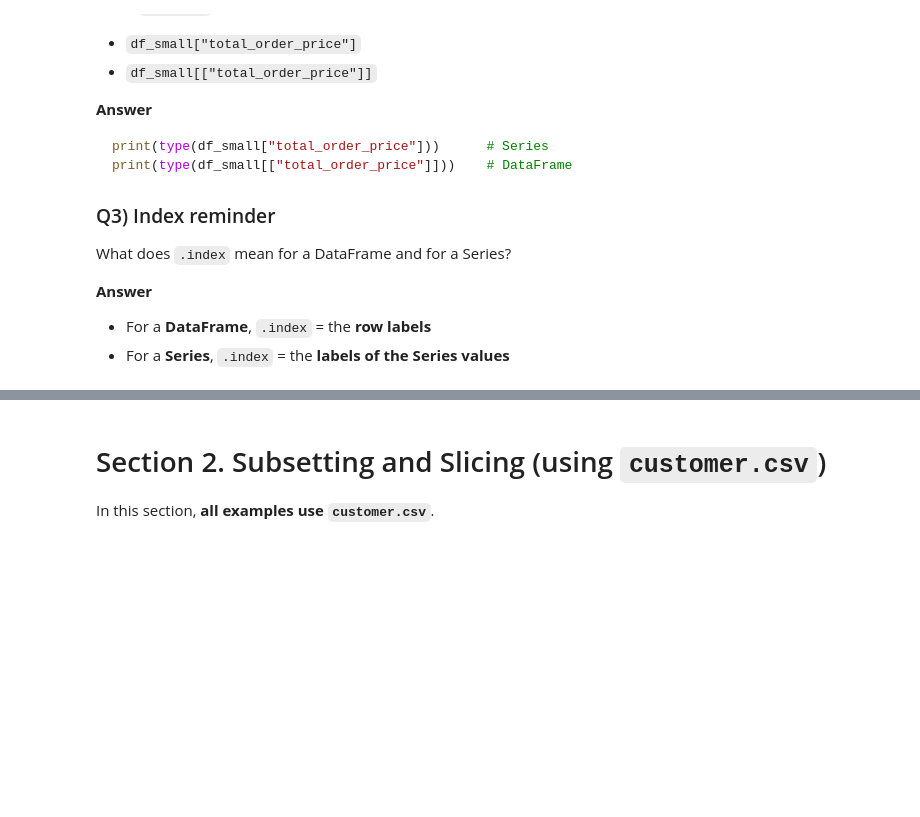
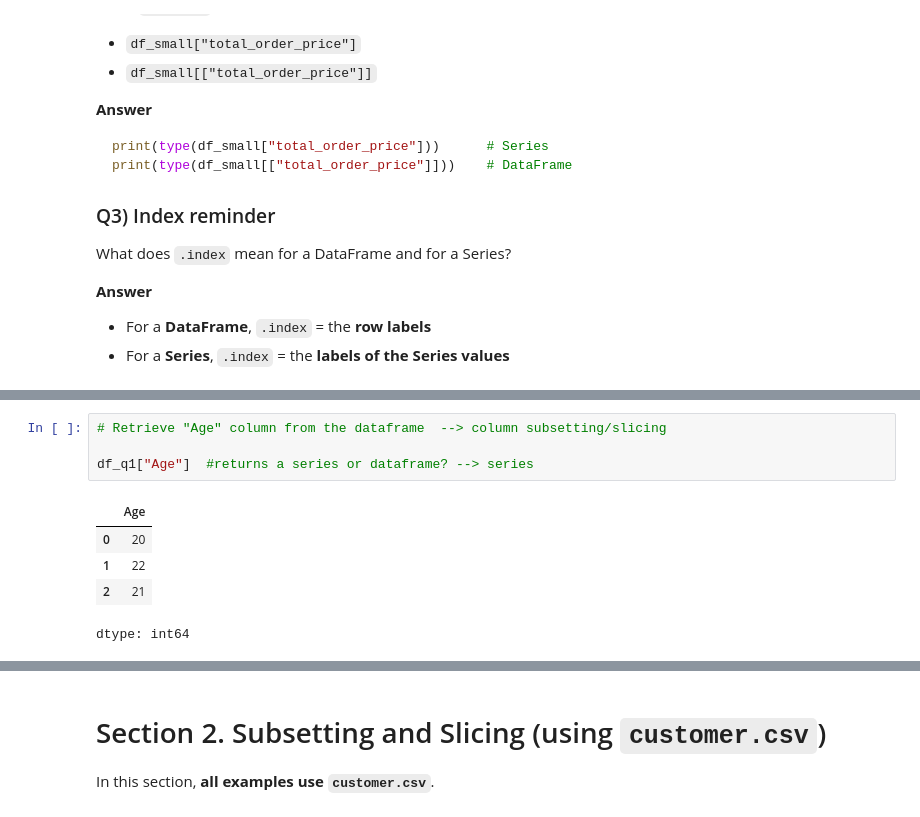
Before and after one commit to clearmindlearn/2510-Spring-2026, a Jupyter notebook: Python-Code/Pandas-Data-Management/Pandas-Section1-2.ipynb, the cells around one changed output, grey strips where cells are left out. Cells and saved outputs as stored; diff of their text form; blank space fills up the shorter version.

```diff
--- a/Python-Code/Pandas-Data-Management/Pandas-Section1-2.ipynb
+++ b/Python-Code/Pandas-Data-Management/Pandas-Section1-2.ipynb
@@ -252,0 +288,10 @@ What does `.index` mean for a DataFrame and for a Series?
+# %%
+# Retrieve "Age" column from the dataframe  --> column subsetting/slicing
+
+df_q1["Age"]  #returns a series or dataframe? --> series
+# %% [output]
+|  | Age |
+| 0 | 20 |
+| 1 | 22 |
+| 2 | 21 |
+dtype: int64
```
Also changed, not shown: parts of 8 cells of this notebook, 1 other file.
